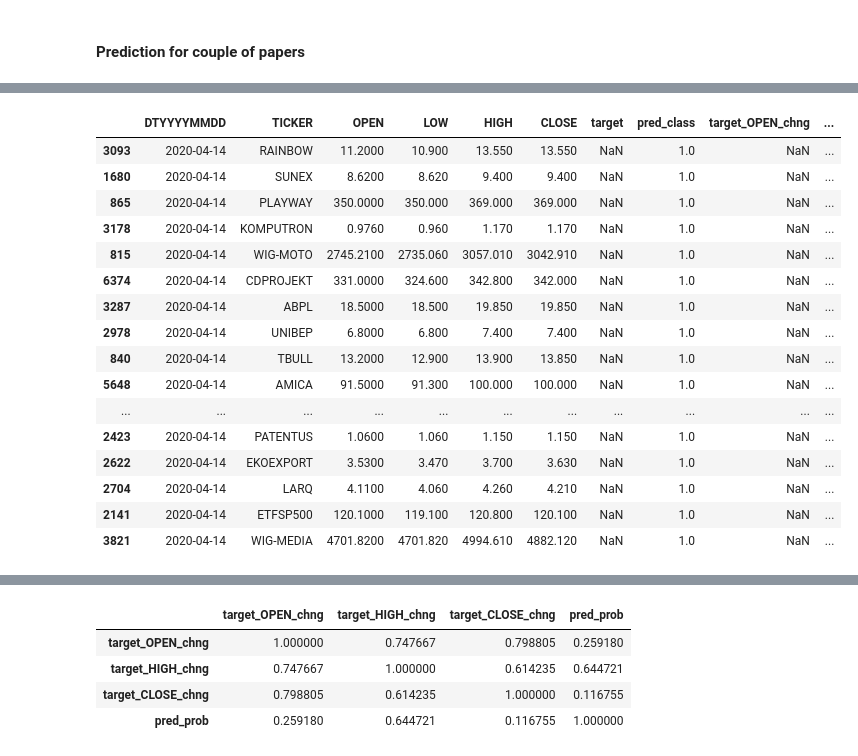
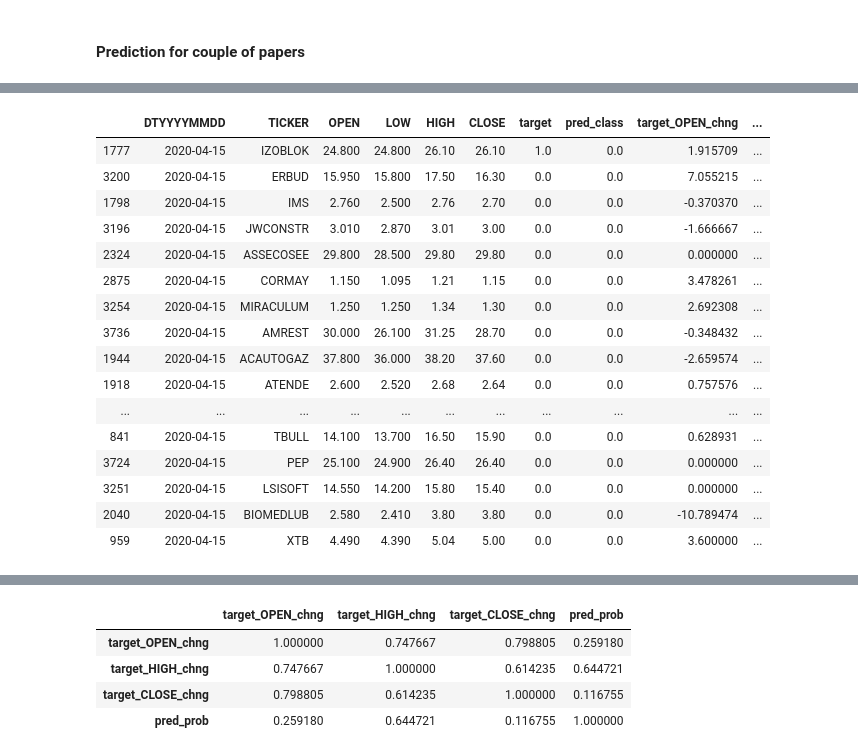
Before and after one commit to showeye/wse_analytics, a Jupyter notebook: bossa.ipynb, the cells around one changed output, grey strips where cells are left out. Saved outputs shown, nothing was run; the diff lists cells and outputs as text; code cells hidden in the pictures.

```diff
--- a/bossa.ipynb
+++ b/bossa.ipynb
@@ -111,7 +111,10 @@ watch = ['PZU',
         'INTERCARS',
         'BIOMEDLUB',
         'PKOBP',
-        'PEKAO']
+        'PEKAO',
+        'SUNEX',
+        'INTERCARS',
+        'WIELTON']
 
 watch_af = ['KGHM',
             'KRUK',
@@ -480,8 +487,8 @@ def transform_one_paper_ch(df):
 #     df.loc[df.loc[:, 'HIGH'].shift(-1) <= df.loc[:, 'HIGH'],'target'] = 0
 
 ### LOWER LOW ###
-    df.loc[df.loc[:, 'LOW'].shift(-1) < df.loc[:, 'LOW'],'target'] = 1
-    df.loc[df.loc[:, 'LOW'].shift(-1) >= df.loc[:, 'LOW'],'target'] = 0
+#     df.loc[df.loc[:, 'LOW'].shift(-1) < df.loc[:, 'LOW'],'target'] = 1
+#     df.loc[df.loc[:, 'LOW'].shift(-1) >= df.loc[:, 'LOW'],'target'] = 0
 
 ### HIGHER OPENING ###
 #     df.loc[df.loc[:, 'OPEN'].shift(-1) > df.loc[:, 'CLOSE'],'target'] = 1
@@ -491,6 +498,10 @@ def transform_one_paper_ch(df):
 #     df.loc[df.loc[:, 'CLOSE'].shift(-1) > df.loc[:, 'OPEN'].shift(-1),'target'] = 1
 #     df.loc[df.loc[:, 'CLOSE'].shift(-1) <= df.loc[:, 'OPEN'].shift(-1),'target'] = 0
 
+### OPENING NOT FAR FROM LOW ###
+    df.loc[df.loc[:, 'OPEN'].shift(-1)*0.995 > df.loc[:, 'LOW'].shift(-1),'target'] = 0
+    df.loc[df.loc[:, 'OPEN'].shift(-1)*0.995 <= df.loc[:, 'LOW'].shift(-1),'target'] = 1
+
     return df
 
 def transform_one_index(df):
@@ -554,7 +565,7 @@ def get_model():
                            depth=3,
                           thread_count=4,
                           eval_metric='AUC',
-                          task_type='CPU')
+                          task_type='GPU')
     return model
 
 
@@ -793,0 +818,2 @@ res_see.loc[res_see.pred_prob > 0.5].groupby('DTYYYYMMDD').mean().mean()
+# %%
+res_see.loc[:,'pred_prob_rounded'] = res_see.pred_prob.round(1)
@@ -794,20 +825,20 @@ res_see.loc[res_see.pred_prob > 0.5].groupby('DTYYYYMMDD').mean().mean()
 # %%
-res_see.loc[(res_see.pred_prob > 0.5) & (res_see.loc[:,'DTYYYYMMDD'] == '2020-04-14')].sort_values('pred_prob', ascending=False).head(100)
+res_see.loc[(res_see.pred_prob < 0.5) & (res_see.loc[:,'DTYYYYMMDD'] == '2020-04-15')].sort_values('pred_prob', ascending=False).head(100)
 # %% [output]
 |  | DTYYYYMMDD | TICKER | OPEN | LOW | HIGH | CLOSE | target | pred_class | target_OPEN_chng | ... |
-| 3093 | 2020-04-14 | RAINBOW | 11.2000 | 10.900 | 13.550 | 13.550 | NaN | 1.0 | NaN | ... |
-| 1680 | 2020-04-14 | SUNEX | 8.6200 | 8.620 | 9.400 | 9.400 | NaN | 1.0 | NaN | ... |
-| 865 | 2020-04-14 | PLAYWAY | 350.0000 | 350.000 | 369.000 | 369.000 | NaN | 1.0 | NaN | ... |
-| 3178 | 2020-04-14 | KOMPUTRON | 0.9760 | 0.960 | 1.170 | 1.170 | NaN | 1.0 | NaN | ... |
-| 815 | 2020-04-14 | WIG-MOTO | 2745.2100 | 2735.060 | 3057.010 | 3042.910 | NaN | 1.0 | NaN | ... |
-| 6374 | 2020-04-14 | CDPROJEKT | 331.0000 | 324.600 | 342.800 | 342.000 | NaN | 1.0 | NaN | ... |
-| 3287 | 2020-04-14 | ABPL | 18.5000 | 18.500 | 19.850 | 19.850 | NaN | 1.0 | NaN | ... |
-| 2978 | 2020-04-14 | UNIBEP | 6.8000 | 6.800 | 7.400 | 7.400 | NaN | 1.0 | NaN | ... |
-| 840 | 2020-04-14 | TBULL | 13.2000 | 12.900 | 13.900 | 13.850 | NaN | 1.0 | NaN | ... |
-| 5648 | 2020-04-14 | AMICA | 91.5000 | 91.300 | 100.000 | 100.000 | NaN | 1.0 | NaN | ... |
+| 1777 | 2020-04-15 | IZOBLOK | 24.800 | 24.800 | 26.10 | 26.10 | 1.0 | 0.0 | 1.915709 | ... |
+| 3200 | 2020-04-15 | ERBUD | 15.950 | 15.800 | 17.50 | 16.30 | 0.0 | 0.0 | 7.055215 | ... |
+| 1798 | 2020-04-15 | IMS | 2.760 | 2.500 | 2.76 | 2.70 | 0.0 | 0.0 | -0.370370 | ... |
+| 3196 | 2020-04-15 | JWCONSTR | 3.010 | 2.870 | 3.01 | 3.00 | 0.0 | 0.0 | -1.666667 | ... |
+| 2324 | 2020-04-15 | ASSECOSEE | 29.800 | 28.500 | 29.80 | 29.80 | 0.0 | 0.0 | 0.000000 | ... |
+| 2875 | 2020-04-15 | CORMAY | 1.150 | 1.095 | 1.21 | 1.15 | 0.0 | 0.0 | 3.478261 | ... |
+| 3254 | 2020-04-15 | MIRACULUM | 1.250 | 1.250 | 1.34 | 1.30 | 0.0 | 0.0 | 2.692308 | ... |
+| 3736 | 2020-04-15 | AMREST | 30.000 | 26.100 | 31.25 | 28.70 | 0.0 | 0.0 | -0.348432 | ... |
+| 1944 | 2020-04-15 | ACAUTOGAZ | 37.800 | 36.000 | 38.20 | 37.60 | 0.0 | 0.0 | -2.659574 | ... |
+| 1918 | 2020-04-15 | ATENDE | 2.600 | 2.520 | 2.68 | 2.64 | 0.0 | 0.0 | 0.757576 | ... |
 | ... | ... | ... | ... | ... | ... | ... | ... | ... | ... | ... |
-| 2423 | 2020-04-14 | PATENTUS | 1.0600 | 1.060 | 1.150 | 1.150 | NaN | 1.0 | NaN | ... |
-| 2622 | 2020-04-14 | EKOEXPORT | 3.5300 | 3.470 | 3.700 | 3.630 | NaN | 1.0 | NaN | ... |
-| 2704 | 2020-04-14 | LARQ | 4.1100 | 4.060 | 4.260 | 4.210 | NaN | 1.0 | NaN | ... |
-| 2141 | 2020-04-14 | ETFSP500 | 120.1000 | 119.100 | 120.800 | 120.100 | NaN | 1.0 | NaN | ... |
-| 3821 | 2020-04-14 | WIG-MEDIA | 4701.8200 | 4701.820 | 4994.610 | 4882.120 | NaN | 1.0 | NaN | ... |
+| 841 | 2020-04-15 | TBULL | 14.100 | 13.700 | 16.50 | 15.90 | 0.0 | 0.0 | 0.628931 | ... |
+| 3724 | 2020-04-15 | PEP | 25.100 | 24.900 | 26.40 | 26.40 | 0.0 | 0.0 | 0.000000 | ... |
+| 3251 | 2020-04-15 | LSISOFT | 14.550 | 14.200 | 15.80 | 15.40 | 0.0 | 0.0 | 0.000000 | ... |
+| 2040 | 2020-04-15 | BIOMEDLUB | 2.580 | 2.410 | 3.80 | 3.80 | 0.0 | 0.0 | -10.789474 | ... |
+| 959 | 2020-04-15 | XTB | 4.490 | 4.390 | 5.04 | 5.00 | 0.0 | 0.0 | 3.600000 | ... |
```
Also changed, not shown: parts of 19 cells of this notebook.
